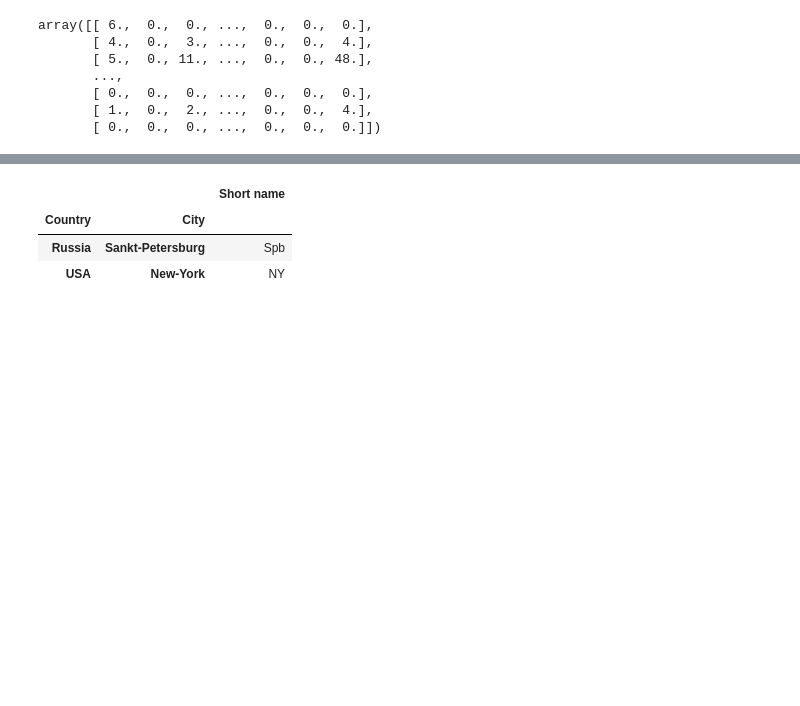
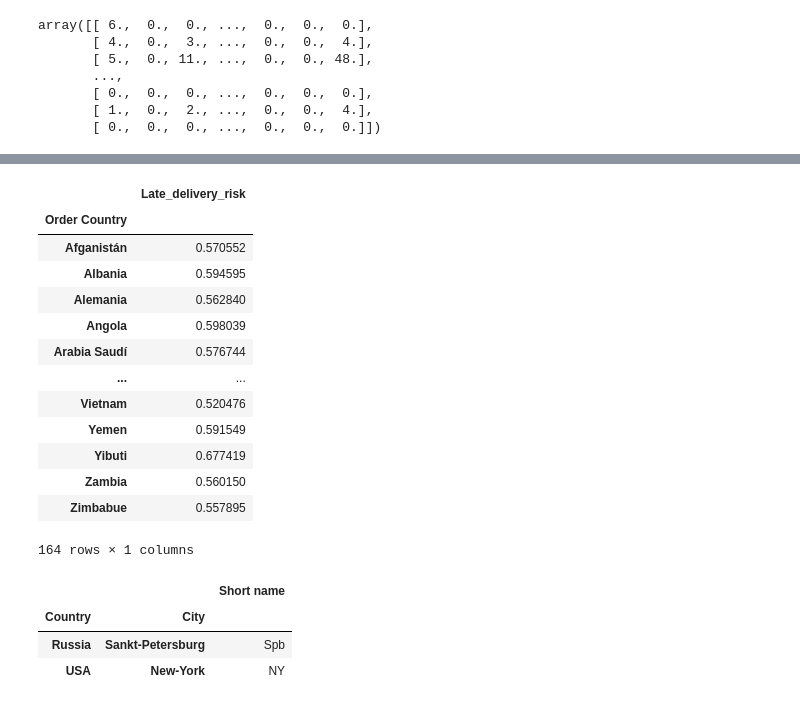
Before and after one commit to vishalsmak/supply-chain-orchestration, a Jupyter notebook: src/scm-notebook/scm_multi_model.ipynb, the cells around one changed output, grey strips where cells are left out. Drawn from its saved outputs; the diff is of its cells as text; code cells hidden in the pictures; blank space fills up the shorter version.

```diff
--- a/src/scm-notebook/scm_multi_model.ipynb
+++ b/src/scm-notebook/scm_multi_model.ipynb
@@ -195,3 +201,21 @@ array([[0., 0., 0., ..., 0., 0., 0.],
+# %%
+delivery_exp_group = delivery_exp.groupby(['Order Country']).mean()
+delivery_exp_group
+# %% [output]
+|  | Late_delivery_risk |
+| Order Country |  |
+| Afganistán | 0.570552 |
+| Albania | 0.594595 |
+| Alemania | 0.562840 |
+| Angola | 0.598039 |
+| Arabia Saudí | 0.576744 |
+| ... | ... |
+| Vietnam | 0.520476 |
+| Yemen | 0.591549 |
+| Yibuti | 0.677419 |
+| Zambia | 0.560150 |
+| Zimbabue | 0.557895 |
+164 rows × 1 columns
 # %%
 
 source = pd.DataFrame({'Country' : ['USA', 'USA', 'Russia','USA'],
```
Also changed, not shown: parts of 5 cells of this notebook, 4 other files.
